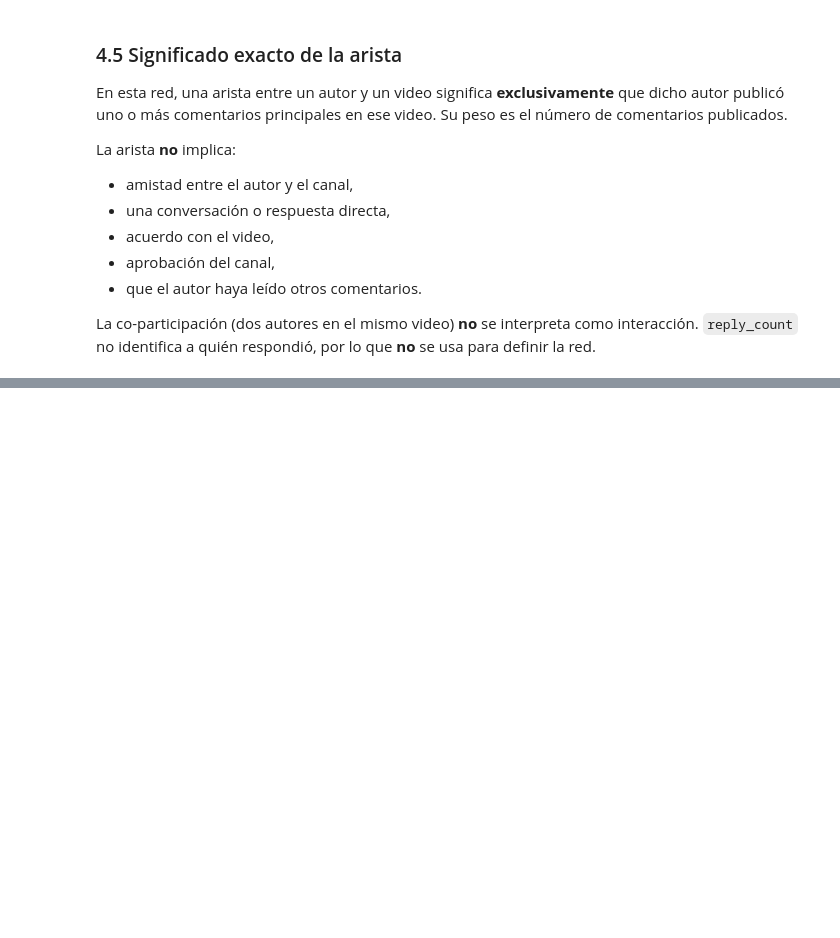
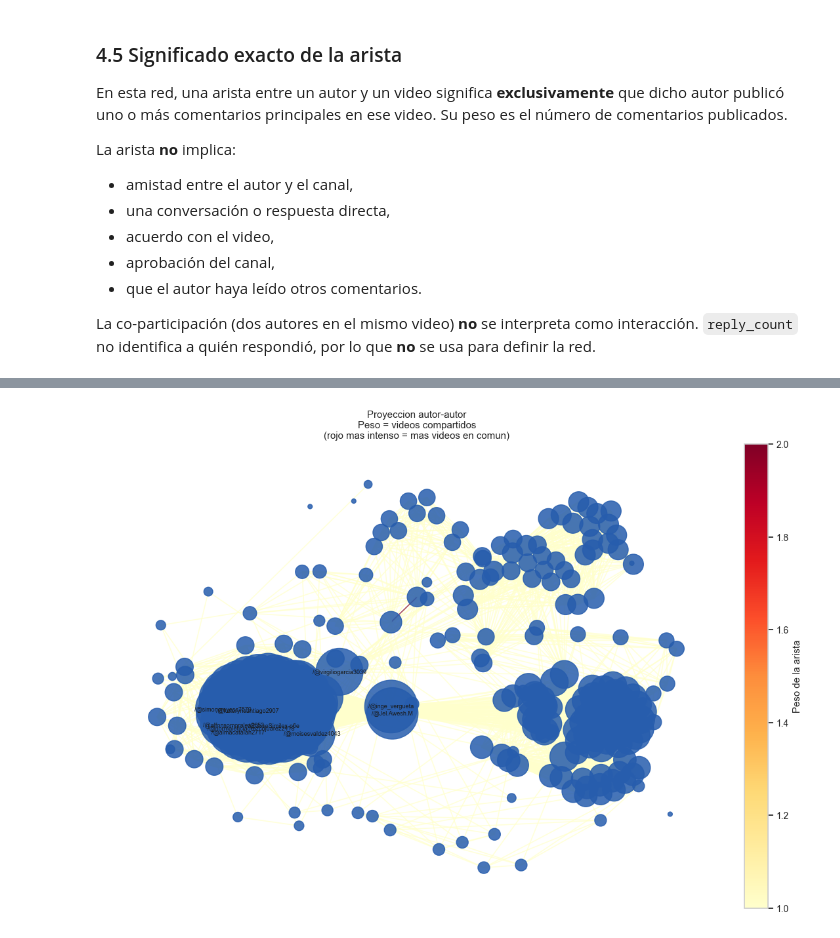
Before and after one commit to lirofiro-dev/LAB6, a Jupyter notebook: Laboratorio_6_YouTube/Laboratorio_6.ipynb, the cells around one changed output, grey strips where cells are left out. Drawn from its saved outputs; the diff is of its cells as text; code cells hidden in the pictures; blank space fills up the shorter version.

Commit message:
5. Proyecciones de la red

```diff
--- a/Laboratorio_6_YouTube/Laboratorio_6.ipynb
+++ b/Laboratorio_6_YouTube/Laboratorio_6.ipynb
@@ -1481,0 +1593,13 @@ Red: 351 nodos, 343 aristas, 10 componentes conexos.
+# %%
+titulo_video = nodos[nodos["tipo"] == "video"].set_index("node_id")["etiqueta"].to_dict()
+def acortar(texto, ancho=44):
+    texto = str(texto)
+    return texto if len(texto) <= ancho else texto[:ancho - 3] + "..."
+
+pares_vv = pd.DataFrame([
+    {"video_1": acortar(titulo_video.get(u, u)), "video_2": acortar(titulo_video.get(v, v)),
+     "autores_compartidos": w}
+    for u, v, w in proj_video_video.edges(data="weight")
+]).sort_values("autores_compartidos", ascending=False)
+print("TOP 10 PARES DE VIDEOS CON MAS AUTORES COMPARTIDOS")
+print(pares_vv.head(10).to_string(index=False))
@@ -1481,0 +1651,46 @@ Red: 351 nodos, 343 aristas, 10 componentes conexos.
+# %%
+import matplotlib.colors as mcolors
+
+def dibujar_proyeccion(P, titulo, con_nodos_autor=True):
+    fig, ax = plt.subplots(figsize=(11, 8))
+    pos = nx.spring_layout(P, seed=3066, k=0.6)
+    grados = dict(P.degree())
+    pesos = nx.get_edge_attributes(P, "weight")
+
+    # Divergencia de escalas para el mapa de color del peso
+    vmin = min(pesos.values()) if pesos else 1
+    vmax = max(pesos.values()) if pesos else 2
+    norm = mcolors.Normalize(vmin=vmin, vmax=vmax)
+
+    nx.draw_networkx_edges(P, pos, width=1.2, edge_color=[plt.cm.YlOrRd(norm(w)) for w in pesos.values()], alpha=0.7, ax=ax)
+
+    # Nodos aislados y conectados: todos se dibujan (no se elimina estructura)
+    colores_nodo = ["#275DAD" if con_nodos_autor else "#E76F51"] * P.number_of_nodes()
+    nx.draw_networkx_nodes(P, pos,
+                           node_size=[24 if grados[n] == 0 else 60 + 18 * grados[n] for n in P.nodes],
+                           node_color=colores_nodo, alpha=0.85, ax=ax)
+
+    # Etiquetas: nodos conectados de mayor grado
+    top = sorted([n for n in P.nodes if grados[n] > 0], key=lambda n: grados[n], reverse=True)[:10]
+    etiquetas = {}
+    for n in top:
+        if con_nodos_autor:
+            etiquetas[n] = handle_autor.get(n, n) if n in handle_autor else str(n)
+        else:
+            etiquetas[n] = acortar(titulo_video.get(n, n))
+    nx.draw_networkx_labels(P, pos, etiquetas, font_size=6.5, ax=ax)
+
+    sm = plt.cm.ScalarMappable(cmap="YlOrRd", norm=norm)
+    sm.set_array([])
+    cbar = plt.colorbar(sm, ax=ax, fraction=0.04, pad=0.02)
+    cbar.set_label("Peso de la arista")
+    ax.set_title(titulo)
+    ax.axis("off")
+    plt.tight_layout()
+    plt.show()
+
+dibujar_proyeccion(proj_autor_autor,
+                   "Proyeccion autor-autor\nPeso = videos compartidos\n(rojo mas intenso = mas videos en comun)",
+                   con_nodos_autor=True)
+# %% [output]
+[figure, added]
```
Also changed, not shown: parts of 14 cells of this notebook, 3 other files.
